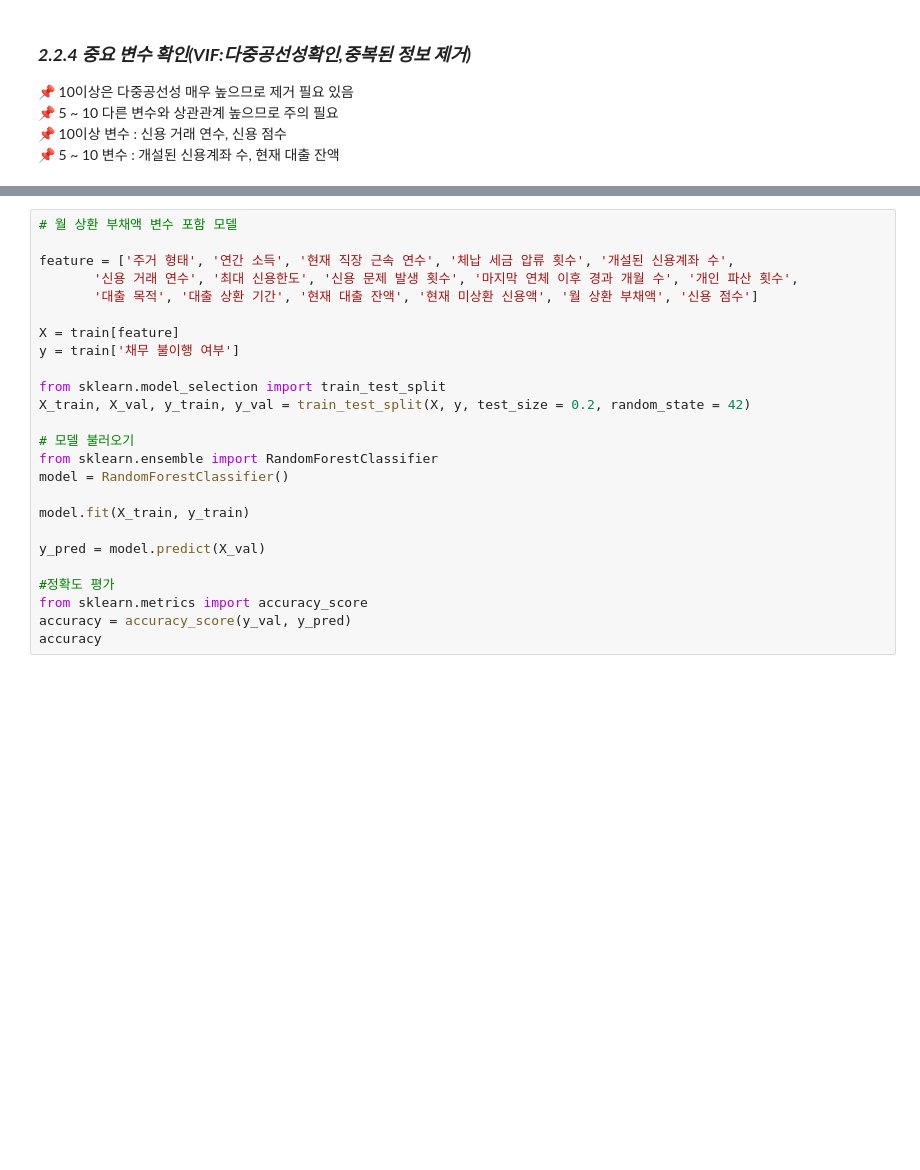
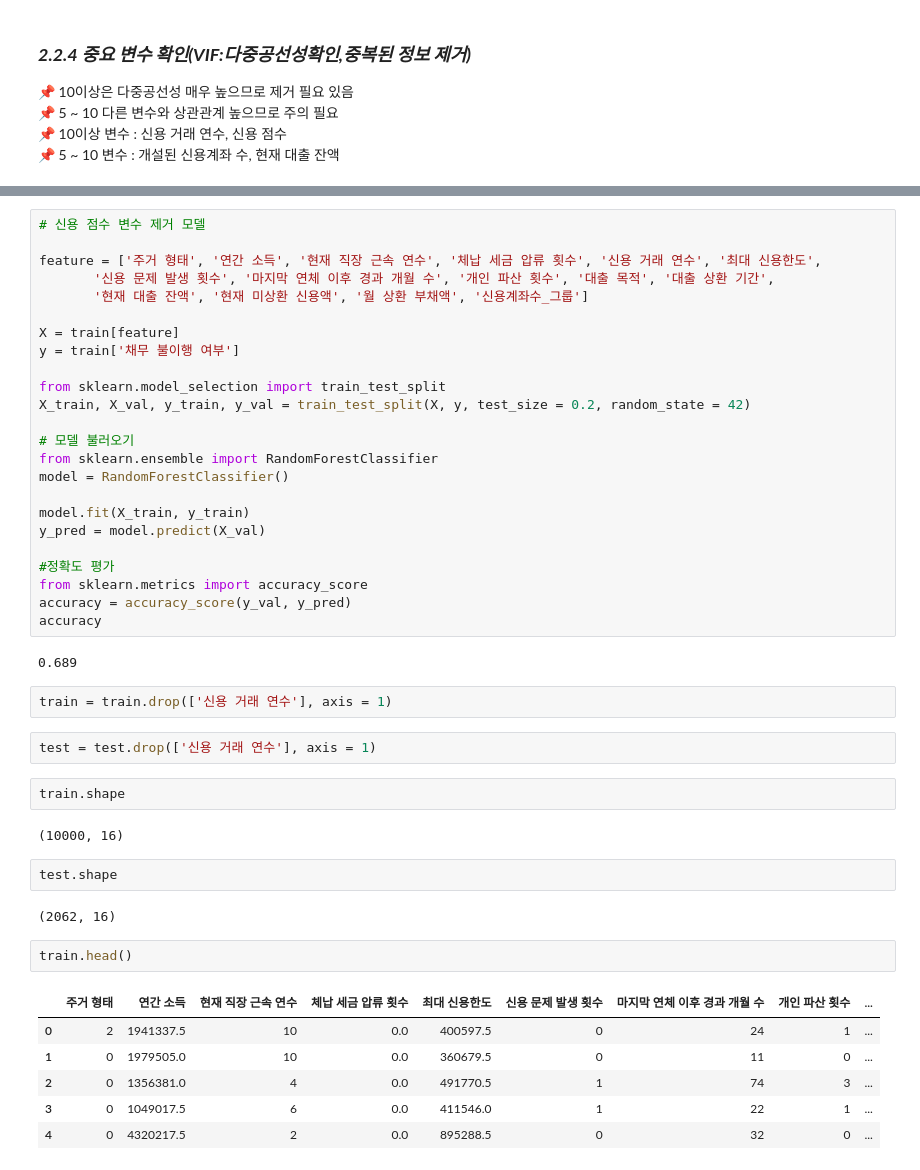
Before and after one commit to tntnu/default, a Jupyter notebook: [개인프로젝트연습]_채무불이행여부예측_1차.ipynb, the cells around one changed output, grey strips where cells are left out. Saved outputs shown, nothing was run; the diff lists cells and outputs as text; blank space fills up the shorter version.

```diff
--- a/[개인프로젝트연습]_채무불이행여부예측_1차.ipynb
+++ b/[개인프로젝트연습]_채무불이행여부예측_1차.ipynb
@@ -1038,9 +1263,9 @@ accuracy
 # %%
-# 월 상환 부채액 변수 포함 모델
+# 신용 점수 변수 제거 모델
 
-feature = ['주거 형태', '연간 소득', '현재 직장 근속 연수', '체납 세금 압류 횟수', '개설된 신용계좌 수',
-       '신용 거래 연수', '최대 신용한도', '신용 문제 발생 횟수', '마지막 연체 이후 경과 개월 수', '개인 파산 횟수',
-       '대출 목적', '대출 상환 기간', '현재 대출 잔액', '현재 미상환 신용액', '월 상환 부채액', '신용 점수']
+feature = ['주거 형태', '연간 소득', '현재 직장 근속 연수', '체납 세금 압류 횟수', '신용 거래 연수', '최대 신용한도',
+       '신용 문제 발생 횟수', '마지막 연체 이후 경과 개월 수', '개인 파산 횟수', '대출 목적', '대출 상환 기간',
+       '현재 대출 잔액', '현재 미상환 신용액', '월 상환 부채액', '신용계좌수_그룹']
 
 X = train[feature]
 y = train['채무 불이행 여부']
@@ -1053,10 +1278,32 @@ from sklearn.ensemble import RandomForestClassifier
 model = RandomForestClassifier()
 
 model.fit(X_train, y_train)
-
 y_pred = model.predict(X_val)
 
 #정확도 평가
 from sklearn.metrics import accuracy_score
 accuracy = accuracy_score(y_val, y_pred)
 accuracy
+# %% [output]
+0.689
+# %%
+train = train.drop(['신용 거래 연수'], axis = 1)
+# %%
+test = test.drop(['신용 거래 연수'], axis = 1)
+# %%
+train.shape
+# %% [output]
+(10000, 16)
+# %%
+test.shape
+# %% [output]
+(2062, 16)
+# %%
+train.head()
+# %% [output]
+|  | 주거 형태 | 연간 소득 | 현재 직장 근속 연수 | 체납 세금 압류 횟수 | 최대 신용한도 | 신용 문제 발생 횟수 | 마지막 연체 이후 경과 개월 수 | 개인 파산 횟수 | ... |
+| 0 | 2 | 1941337.5 | 10 | 0.0 | 400597.5 | 0 | 24 | 1 | ... |
+| 1 | 0 | 1979505.0 | 10 | 0.0 | 360679.5 | 0 | 11 | 0 | ... |
+| 2 | 0 | 1356381.0 | 4 | 0.0 | 491770.5 | 1 | 74 | 3 | ... |
+| 3 | 0 | 1049017.5 | 6 | 0.0 | 411546.0 | 1 | 22 | 1 | ... |
+| 4 | 0 | 4320217.5 | 2 | 0.0 | 895288.5 | 0 | 32 | 0 | ... |
```
Also changed, not shown: parts of 40 cells of this notebook.
